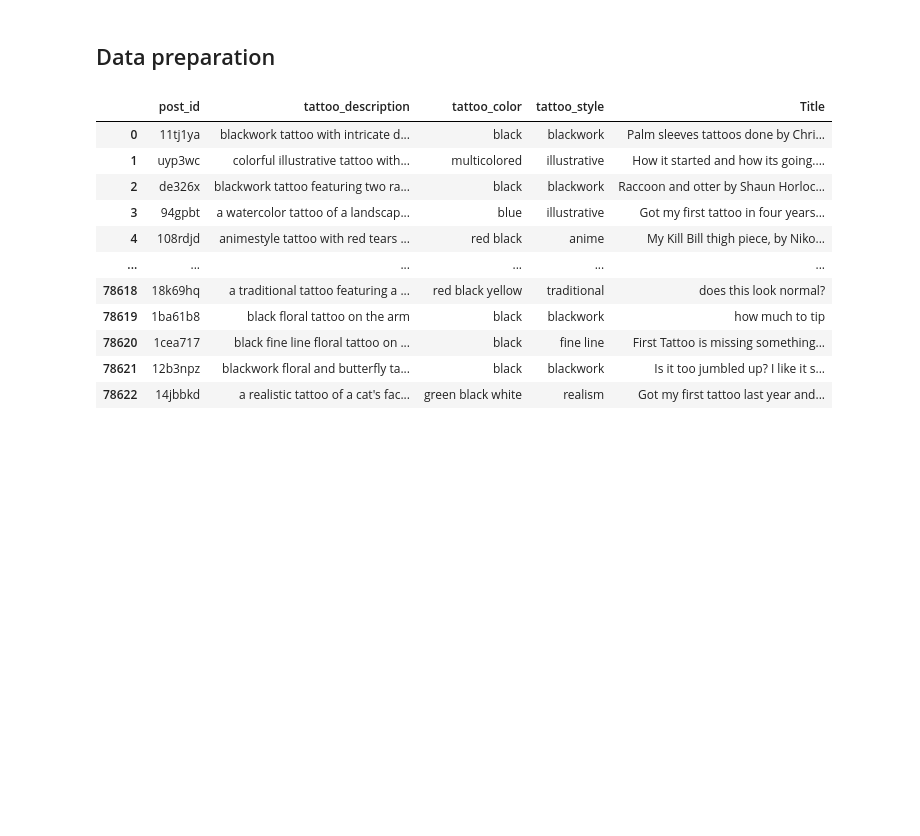
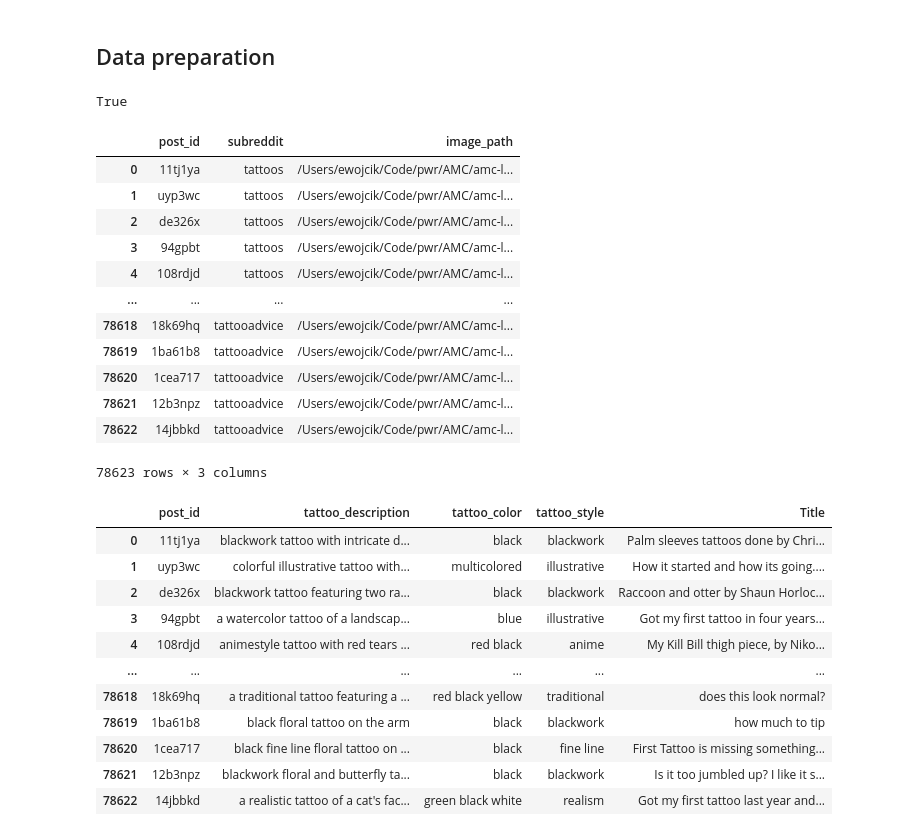
Before and after one commit to pananananas/NLP, a Jupyter notebook: semantic_search.ipynb, the cells around one changed output. Cells and saved outputs as stored; diff of their text form; code cells hidden in the pictures; blank space fills up the shorter version.

```diff
--- a/semantic_search.ipynb
+++ b/semantic_search.ipynb
@@ -5,8 +5,14 @@
 # %%
 from transformers import AutoTokenizer, AutoModel
 from sentence_transformers import CrossEncoder
-import matplotlib.pyplot as plt
+from dotenv import load_dotenv
 from datasets import Dataset
 import pandas as pd
+import requests
 import torch
+import json
 import os
+
+load_dotenv()
+# %% [output]
+True
@@ -13,3 +22,25 @@ import os
+# %%
+image_df = pd.read_csv('data.csv')[['post_id', 'subreddit', 'image_path']]
+
+old_prefix = '/net/pr2/projects/plgrid/plggtattooai'
+new_prefix = '/Users/ewojcik/Code/pwr/AMC/amc-lab3/data'
+image_df['image_path'] = image_df['image_path'].str.replace(old_prefix, new_prefix)
+
+image_df
+# %% [output]
+|  | post_id | subreddit | image_path |
+| 0 | 11tj1ya | tattoos | /Users/ewojcik/Code/pwr/AMC/amc-l... |
+| 1 | uyp3wc | tattoos | /Users/ewojcik/Code/pwr/AMC/amc-l... |
+| 2 | de326x | tattoos | /Users/ewojcik/Code/pwr/AMC/amc-l... |
+| 3 | 94gpbt | tattoos | /Users/ewojcik/Code/pwr/AMC/amc-l... |
+| 4 | 108rdjd | tattoos | /Users/ewojcik/Code/pwr/AMC/amc-l... |
+| ... | ... | ... | ... |
+| 78618 | 18k69hq | tattooadvice | /Users/ewojcik/Code/pwr/AMC/amc-l... |
+| 78619 | 1ba61b8 | tattooadvice | /Users/ewojcik/Code/pwr/AMC/amc-l... |
+| 78620 | 1cea717 | tattooadvice | /Users/ewojcik/Code/pwr/AMC/amc-l... |
+| 78621 | 12b3npz | tattooadvice | /Users/ewojcik/Code/pwr/AMC/amc-l... |
+| 78622 | 14jbbkd | tattooadvice | /Users/ewojcik/Code/pwr/AMC/amc-l... |
+78623 rows × 3 columns
 # %%
 descriptions_df = pd.read_csv('data.csv')[['post_id', 'tattoo_description','tattoo_color', 'tattoo_style', 'Title']]
 descriptions_df
```
Also changed, not shown: parts of 21 cells of this notebook, 1 other file.
